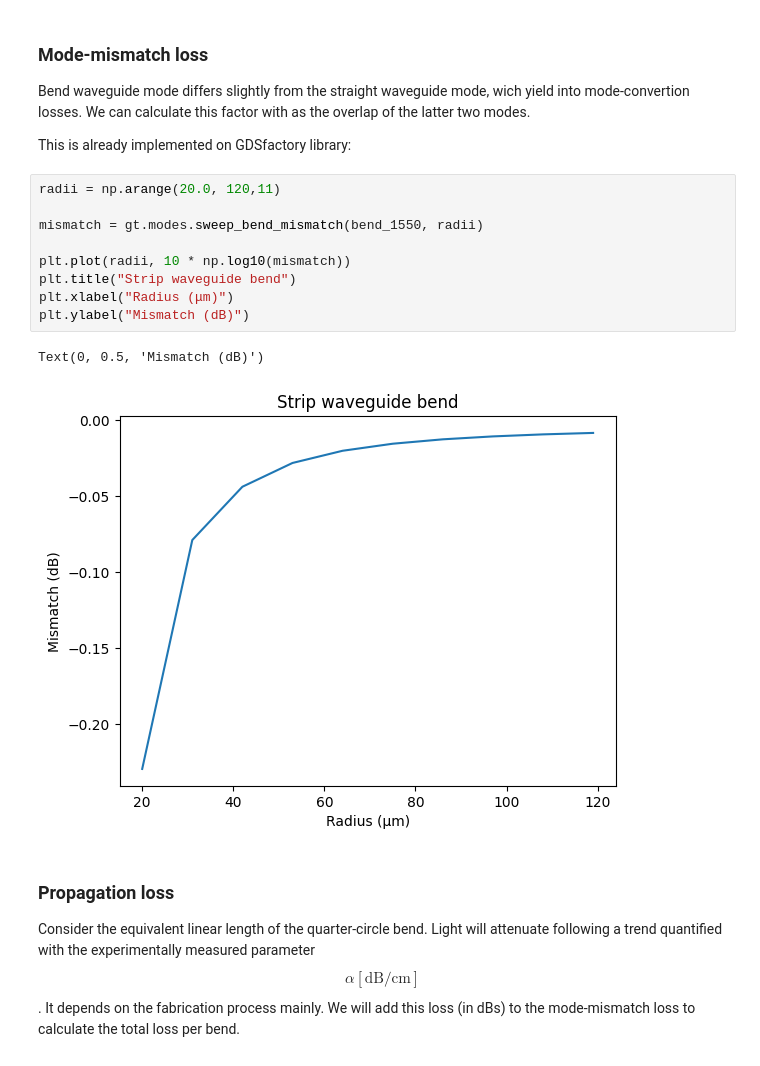
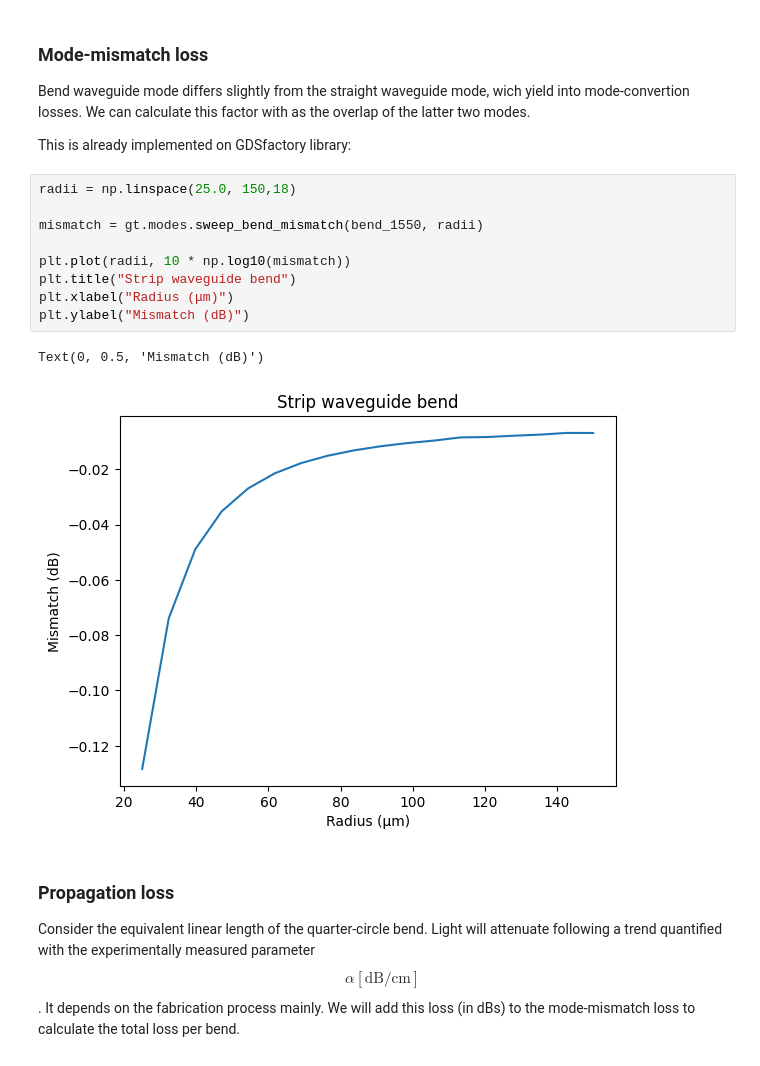
Before and after one commit to TONIPLA/cifoin-lab1, a Jupyter notebook: WAVEGUIDES_Student.ipynb, the cells around one changed output. Saved outputs shown, nothing was run; the diff lists cells and outputs as text.

```diff
--- a/WAVEGUIDES_Student.ipynb
+++ b/WAVEGUIDES_Student.ipynb
@@ -537,17 +557,17 @@ Bend waveguide mode differs slightly from the straight waveguide mode, wich yiel
 
 This is already implemented on GDSfactory library:
 # %%
-radii = np.arange(20.0, 120,11)
+radii = np.linspace(25.0, 150,18)
 
 mismatch = gt.modes.sweep_bend_mismatch(bend_1550, radii)
 
 plt.plot(radii, 10 * np.log10(mismatch))
 plt.title("Strip waveguide bend")
 plt.xlabel("Radius (μm)")
 plt.ylabel("Mismatch (dB)")
 # %% [output]
 Text(0, 0.5, 'Mismatch (dB)')
-[figure, old version]
+[figure, new version]
 # %% [markdown]
 ### Propagation loss
 
```
Also changed, not shown: parts of 14 cells of this notebook.
